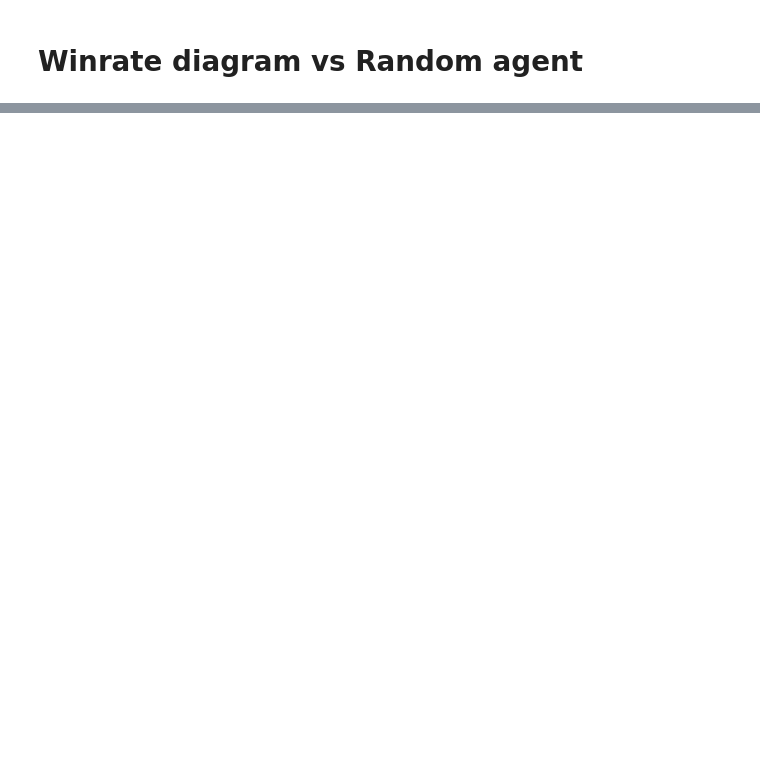
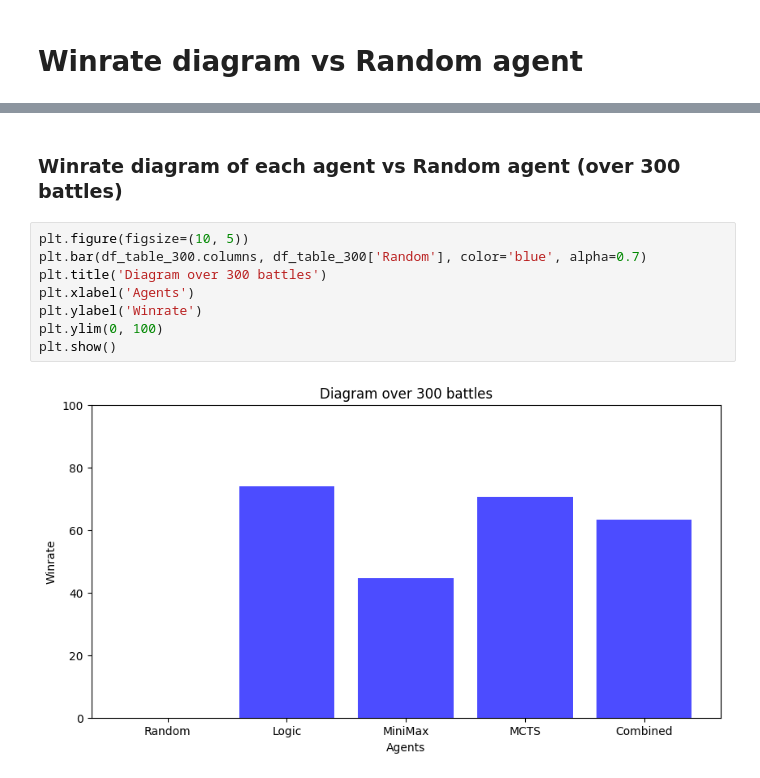
Before and after one commit to Giusgarus/Pokemon-battle-VGC, a Jupyter notebook: Agents/Statistics/generate_plots.ipynb, the cells around one changed output, grey strips where cells are left out. Cells and saved outputs as stored; diff of their text form; blank space fills up the shorter version.

```diff
--- a/Agents/Statistics/generate_plots.ipynb
+++ b/Agents/Statistics/generate_plots.ipynb
@@ -131,0 +163,12 @@ NameError: name 'x1' is not defined
+# %% [markdown]
+### Winrate diagram of each agent vs Random agent (over 300 battles)
+# %%
+plt.figure(figsize=(10, 5))
+plt.bar(df_table_300.columns, df_table_300['Random'], color='blue', alpha=0.7)
+plt.title('Diagram over 300 battles')
+plt.xlabel('Agents')
+plt.ylabel('Winrate')
+plt.ylim(0, 100)
+plt.show()
+# %% [output]
+[figure, added]
```
Also changed, not shown: parts of 9 cells of this notebook, 5 other files.
